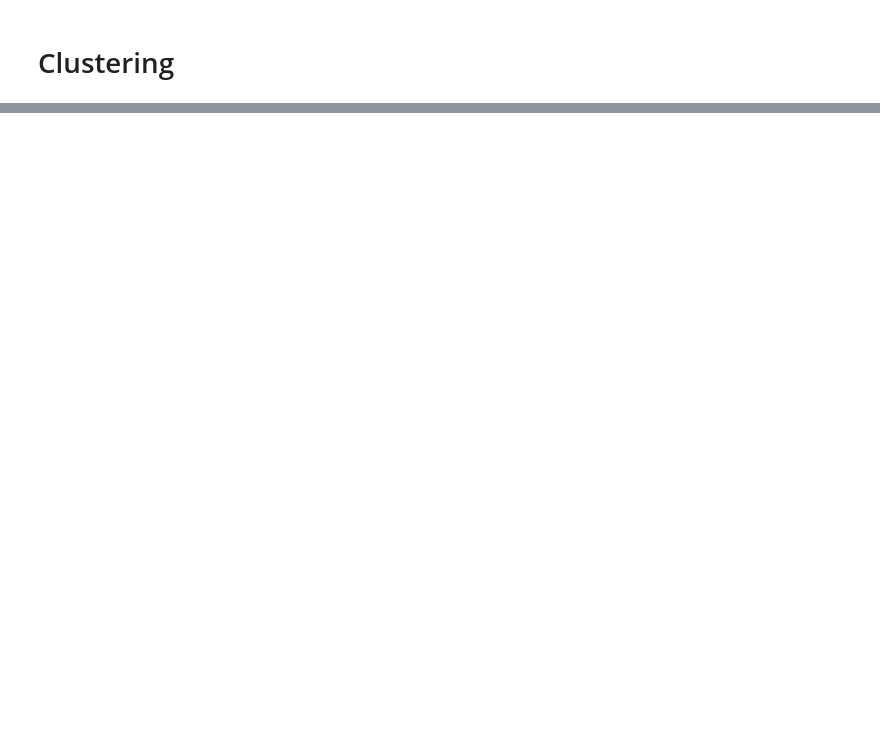
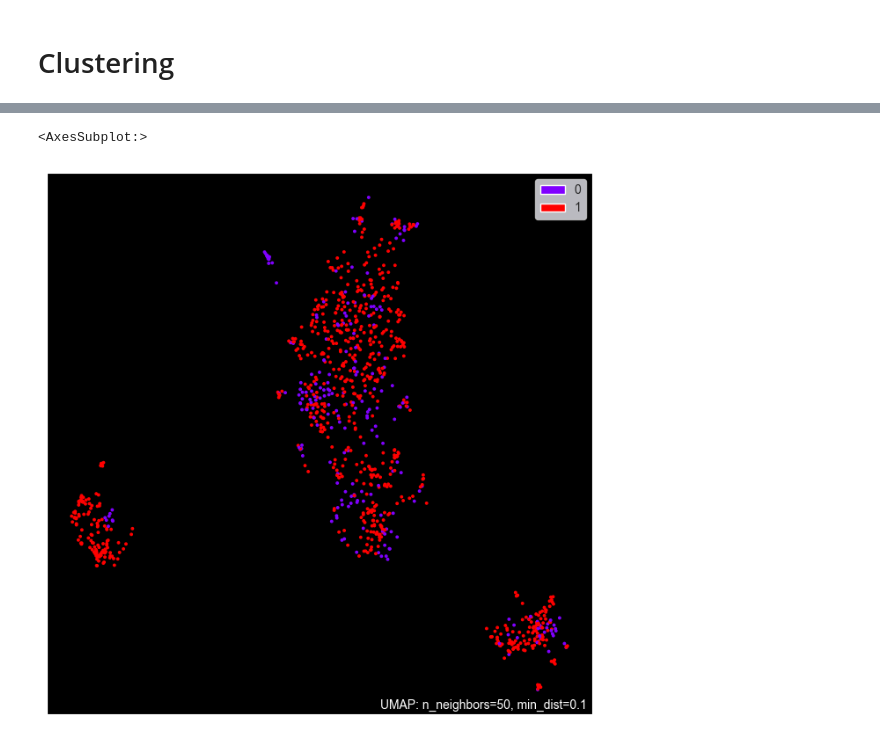
Before and after one commit to AHruler/Exploring-Audio-Anomaly-ML, a Jupyter notebook: Cluster_and_OneClassSVM.ipynb, the cells around one changed output, grey strips where cells are left out. Cells and saved outputs as stored; diff of their text form; code cells hidden in the pictures; blank space fills up the shorter version.

```diff
--- a/Cluster_and_OneClassSVM.ipynb
+++ b/Cluster_and_OneClassSVM.ipynb
@@ -144,0 +82,7 @@ array([1, 0, 0, 0, 1, 0, 0, 1, 0, 1, 1, 1, 0, 0, 0, 1, 0, 0, 0, 0, 1, 0,
+# %%
+umap_time_1 = get_scaled_umap_embeddings(time_frequency, 50, 0.1)
+# %%
+umap.plot.points(umap_time_1, labels=label, color_key_cmap='Paired', theme='fire', background='black')
+# %% [output]
+<AxesSubplot:>
+[figure, added]
```
Also changed, not shown: parts of 43 cells of this notebook, 14 other files.
